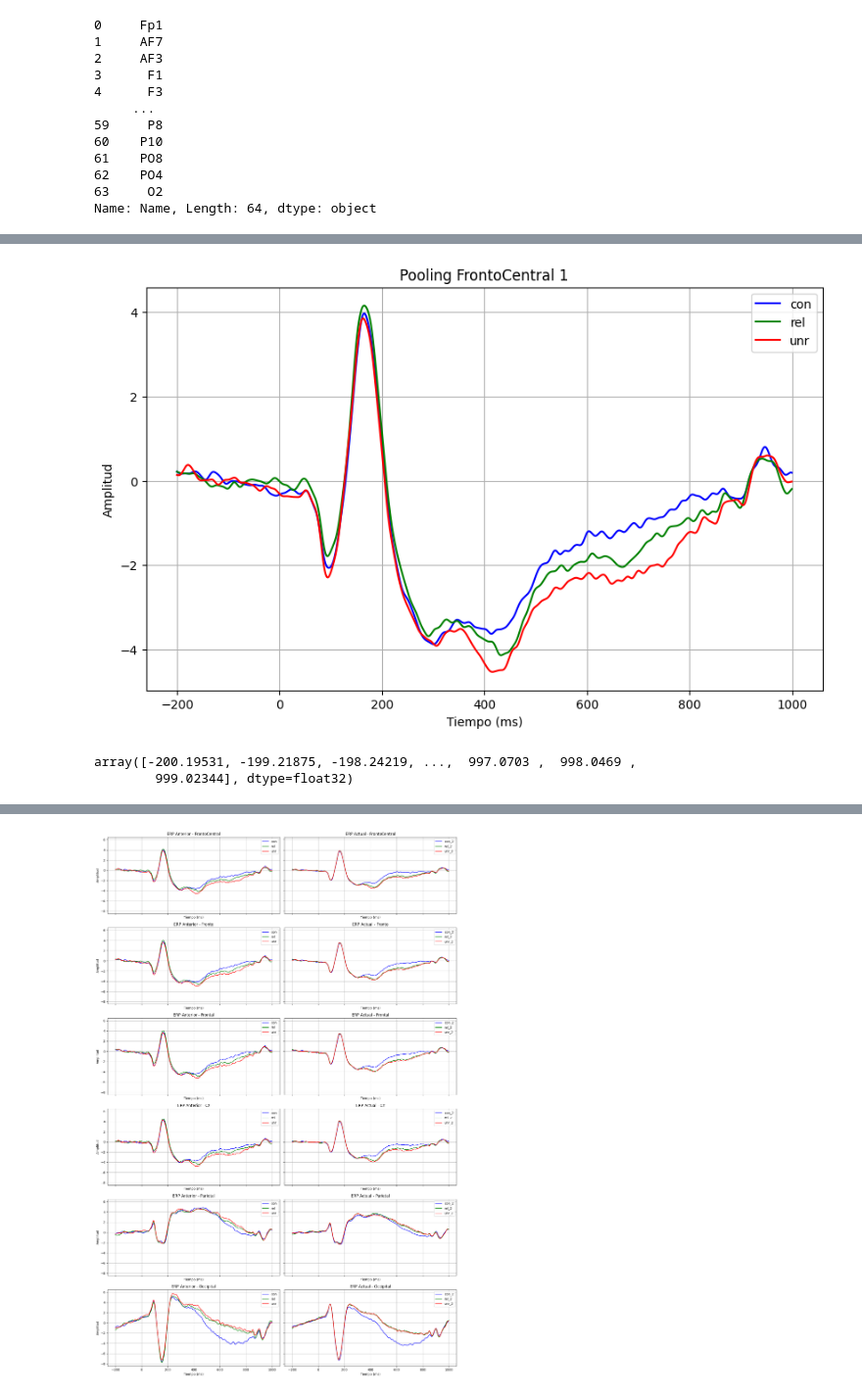
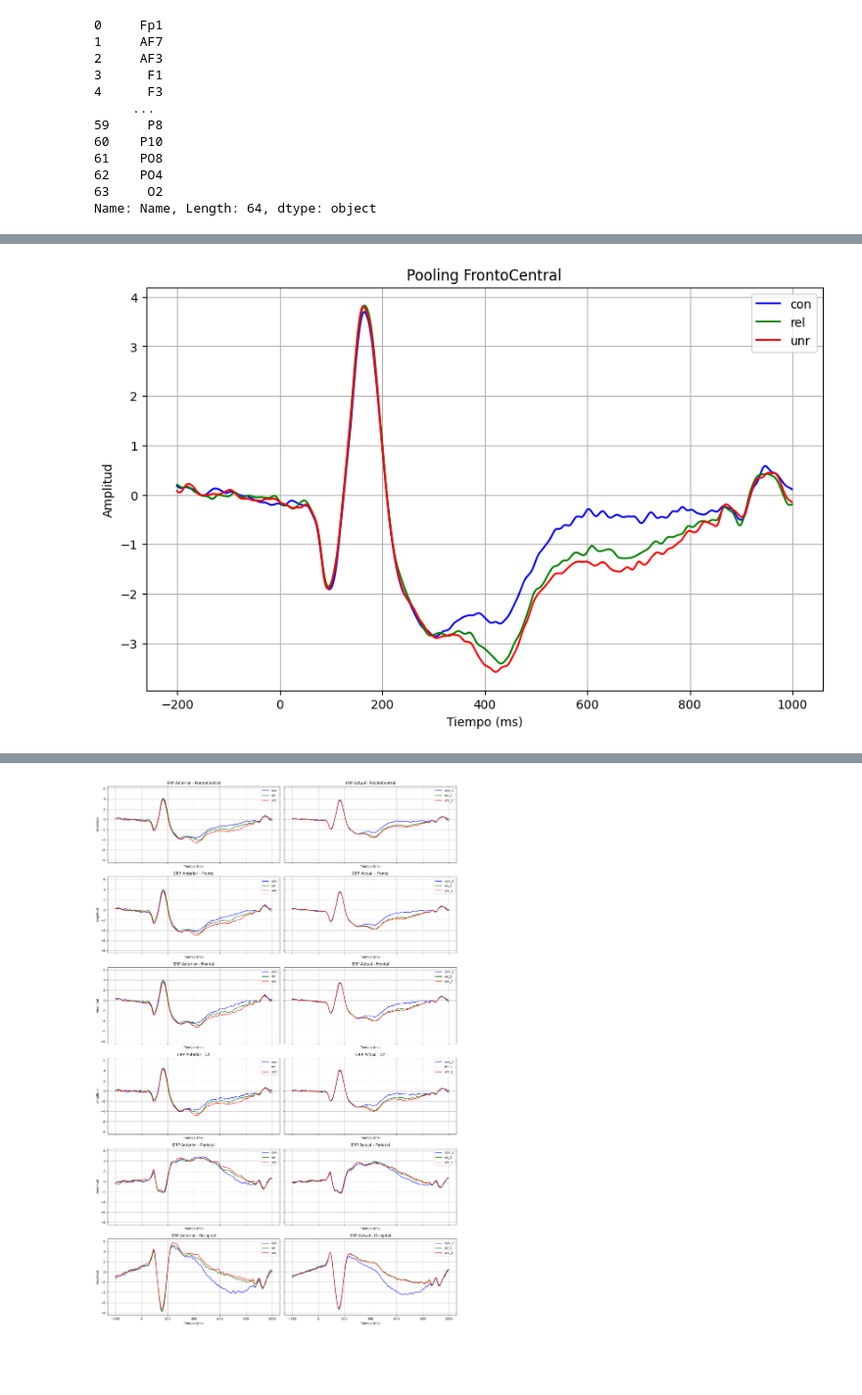
Before and after one commit to carrielfelipe/EEG_ERP_Analysis, a Jupyter notebook: PWI/PWI_Grand_Average.ipynb, the cells around one changed output, grey strips where cells are left out. Shown at 98% size. Saved outputs shown, nothing was run; the diff lists cells and outputs as text; code cells hidden in the pictures; blank space fills up the shorter version.

```diff
--- a/PWI/PWI_Grand_Average.ipynb
+++ b/PWI/PWI_Grand_Average.ipynb
@@ -52,13 +93,22 @@ def load_mat_file(file_path):
     return mat_data
 
 # Rutas de los archivos
+# file_paths = [
+#     r"C:\Users\Usuario\Documents\Datos EEG\PWI_EEG\ERP\Congruent.mat",
+#     r"C:\Users\Usuario\Documents\Datos EEG\PWI_EEG\ERP\Inc_Related.mat",
+#     r"C:\Users\Usuario\Documents\Datos EEG\PWI_EEG\ERP\Inc_Unrelated.mat",
+#     r"C:\Users\Usuario\Documents\Datos EEG\PWI_EEG\ERP\Congruent_2.mat",
+#     r"C:\Users\Usuario\Documents\Datos EEG\PWI_EEG\ERP\Inc_Related_2.mat",
+#     r"C:\Users\Usuario\Documents\Datos EEG\PWI_EEG\ERP\Inc_Unrelated_2.mat",
+# ]
+
 file_paths = [
-    r"C:\Users\Usuario\Documents\Datos EEG\PWI_EEG\ERP\Congruent.mat",
-    r"C:\Users\Usuario\Documents\Datos EEG\PWI_EEG\ERP\Inc_Related.mat",
-    r"C:\Users\Usuario\Documents\Datos EEG\PWI_EEG\ERP\Inc_Unrelated.mat",
-    r"C:\Users\Usuario\Documents\Datos EEG\PWI_EEG\ERP\Congruent_2.mat",
-    r"C:\Users\Usuario\Documents\Datos EEG\PWI_EEG\ERP\Inc_Related_2.mat",
-    r"C:\Users\Usuario\Documents\Datos EEG\PWI_EEG\ERP\Inc_Unrelated_2.mat",
+    f'{path}Congruent.mat',
+    f'{path}\Inc_Related.mat',
+    f'{path}Inc_Unrelated.mat',
+    f'{path}Congruent_2.mat',
+    f'{path}Inc_Related_2.mat',
+    f'{path}Inc_Unrelated_2.mat',
 ]
 
 files = ['con','rel','unr','con_2','rel_2','unr_2']
@@ -256,35 +384,30 @@ for condition, data in EEG_data.items():
 # %%
 import matplotlib.pyplot as plt
 
 # Datos de las señales
-time_con = eeg_time_dict['con']
-time_rel = eeg_time_dict['rel']
-time_unr = eeg_time_dict['unr']
+time_con = eeg_time_dict['con_2']
+time_rel = eeg_time_dict['rel_2']
+time_unr = eeg_time_dict['unr_2']
 
-eeg_con = EEG_pool_data['con']['FrontoCentral']
-eeg_rel = EEG_pool_data['rel']['FrontoCentral']
-eeg_unr = EEG_pool_data['unr']['FrontoCentral']
+eeg_con = EEG_pool_data['con_2']['FrontoCentral']
+eeg_rel = EEG_pool_data['rel_2']['FrontoCentral']
+eeg_unr = EEG_pool_data['unr_2']['FrontoCentral']
 
 # Crear el gráfico
 plt.figure(figsize=(10, 6))
 
 plt.plot(time_con, eeg_con, label='con', color='b')
 plt.plot(time_rel, eeg_rel, label='rel', color='g')
 plt.plot(time_unr, eeg_unr, label='unr', color='r')
 
 # Etiquetas y título
 plt.xlabel('Tiempo (ms)')
 plt.ylabel('Amplitud')
-plt.title('Pooling FrontoCentral 1')
+plt.title('Pooling FrontoCentral')
 plt.legend()
 
 # Mostrar gráfico
 plt.grid(True)
 plt.show()
 # %% [output]
-[figure, old version]
+[figure, new version]
-# %%
-time_con
-# %% [output]
-array([-200.19531, -199.21875, -198.24219, ...,  997.0703 ,  998.0469 ,
-        999.02344], dtype=float32)
```
Also changed, not shown: parts of 31 cells of this notebook, 7 other files.
